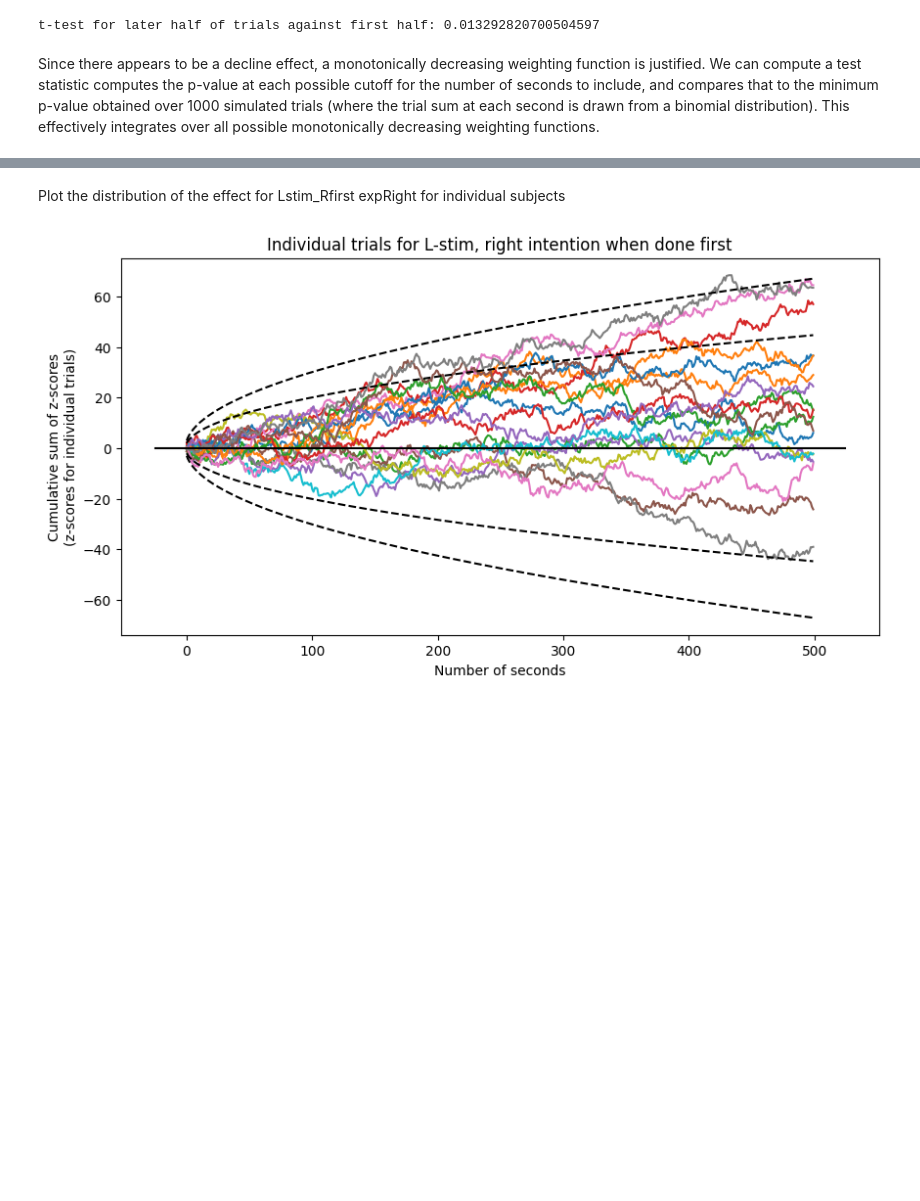
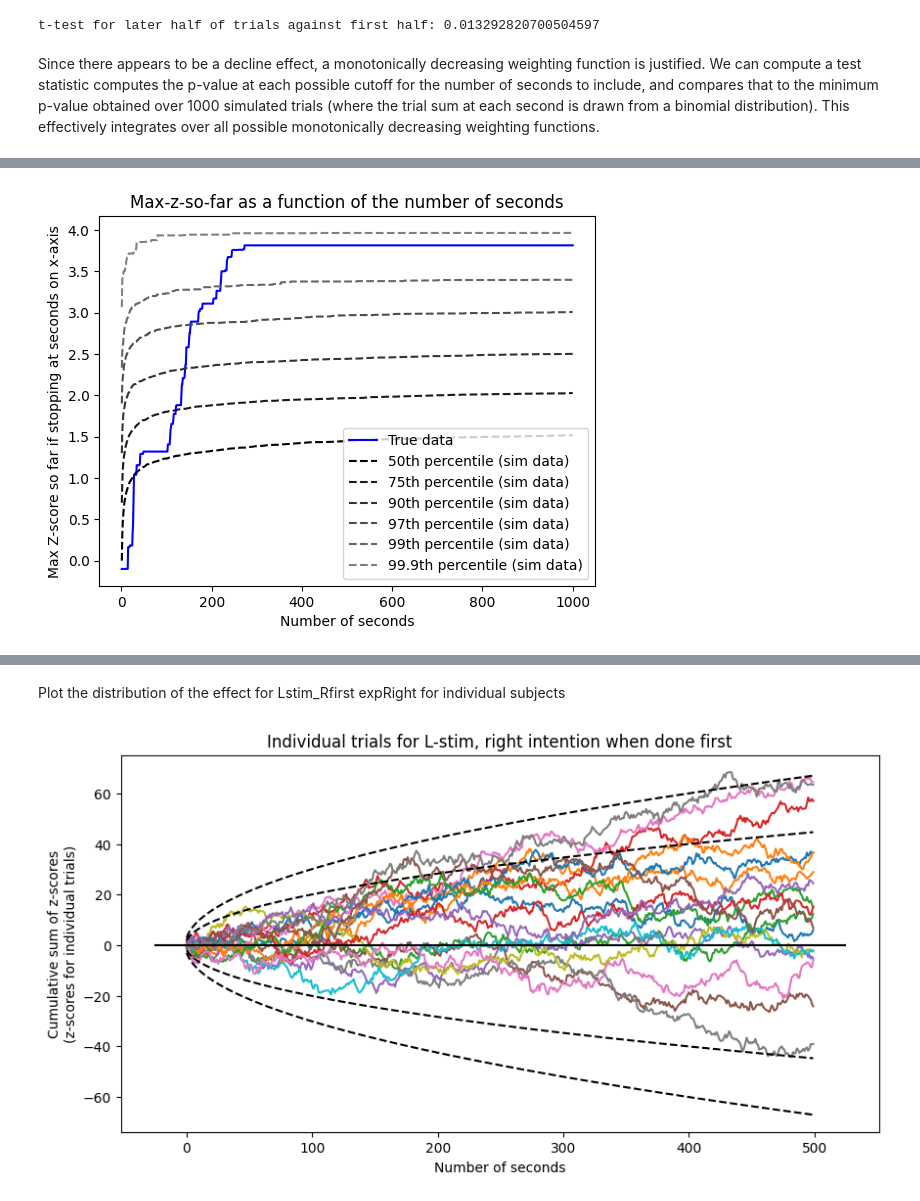
Before and after one commit to AvantiShri/freedman2023_cortex_analysisreplication, a Jupyter notebook: freedman_et_al_2023/Freedman_et_al_2023_analysis.ipynb, the cells around one changed output, grey strips where cells are left out. Saved outputs shown, nothing was run; the diff lists cells and outputs as text; code cells hidden in the pictures; blank space fills up the shorter version.

```diff
--- a/freedman_et_al_2023/Freedman_et_al_2023_analysis.ipynb
+++ b/freedman_et_al_2023/Freedman_et_al_2023_analysis.ipynb
@@ -241,0 +255,23 @@ P value of true relative to simulated: 0.0036996300369963003
+# %%
+#Also make a plot of the maximum z-score so far if stopping at a particular number of seconds
+# and overlay the null distribution for that number of seconds, to build intuition
+# for the distributional properties of this test statistic
+true_data_cummax_z = np.maximum.accumulate(true_data_cumsum_zscores)
+sim_data_cummax_z = np.maximum.accumulate(sim_cumsum_zscores, axis=1)
+
+handles, handle_labels = [], []
+handles.append(plt.plot(np.arange(len(true_data_cummax_z))+1, true_data_cummax_z, color="blue")[0])
+handle_labels.append("True data")
+
+sim_data_cummax_z = np.maximum.accumulate(sim_cumsum_zscores, axis=1)
+percentiles_to_plot = [(50, (0,0,0)), (75, (0.1,0.1,0.1)), (90, (0.2,0.2,0.2)), (97, (0.3,0.3,0.3)), (99, (0.4,0.4,0.4)), (99.9, (0.5,0.5,0.5))]
+for percentile, color in percentiles_to_plot:
+  handles.append(plt.plot(np.arange(len(true_data_cummax_z))+1, np.percentile(sim_data_cummax_z, q=percentile, axis=0), color=color, linestyle="--")[0])
+  handle_labels.append(str(percentile)+"th percentile (sim data)")
+
+plt.legend(handles, handle_labels)
+plt.ylabel("Max Z-score so far if stopping at seconds on x-axis")
+plt.xlabel("Number of seconds")
+plt.title("Max-z-so-far as a function of the number of seconds")
+plt.savefig('max_z_so_far_vs_num_seconds.eps', format='eps')
+# %% [output]
@@ -241,0 +279 @@ P value of true relative to simulated: 0.0036996300369963003
+[figure, added]
```
Also changed, not shown: parts of 6 cells of this notebook.
